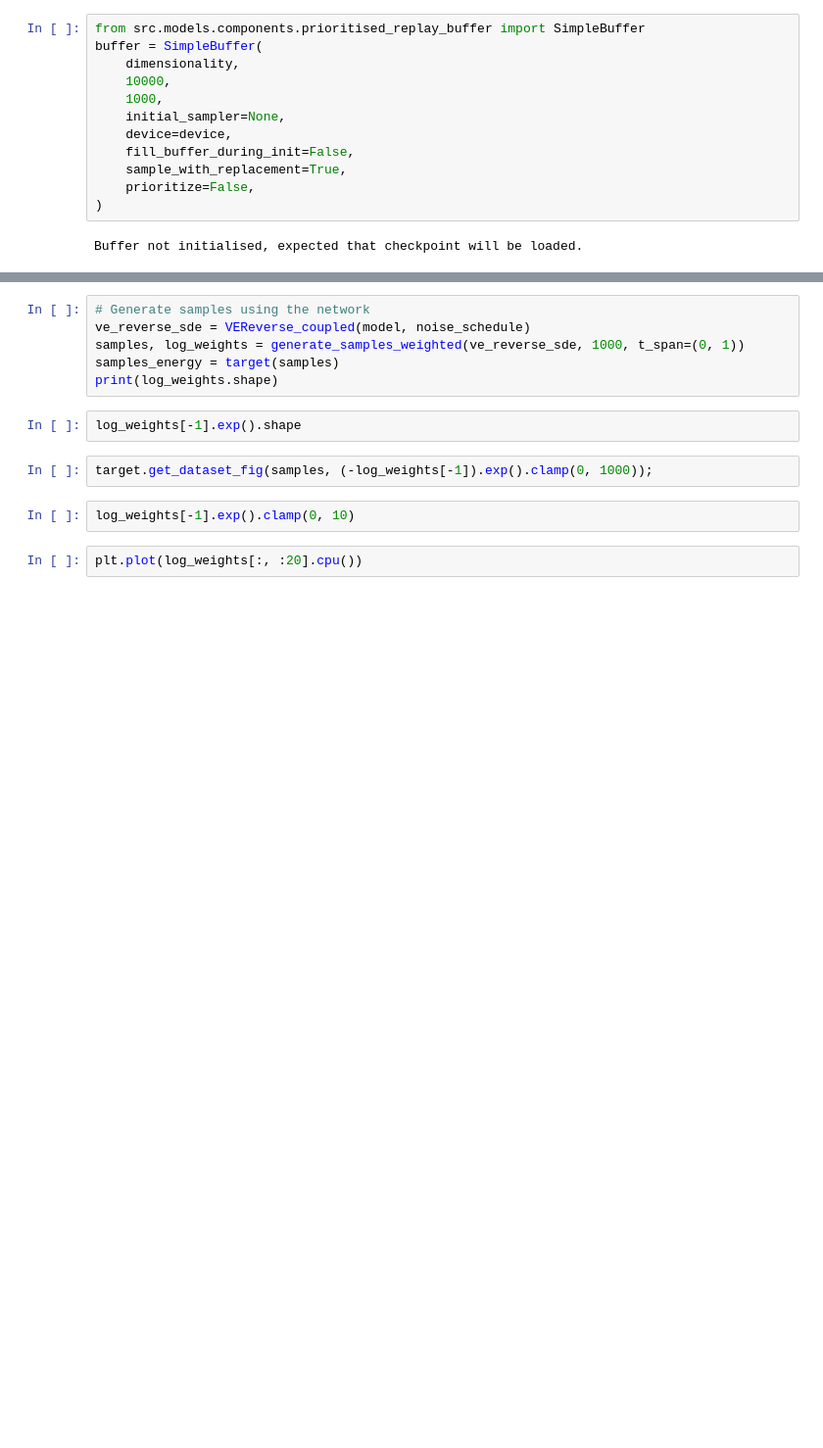
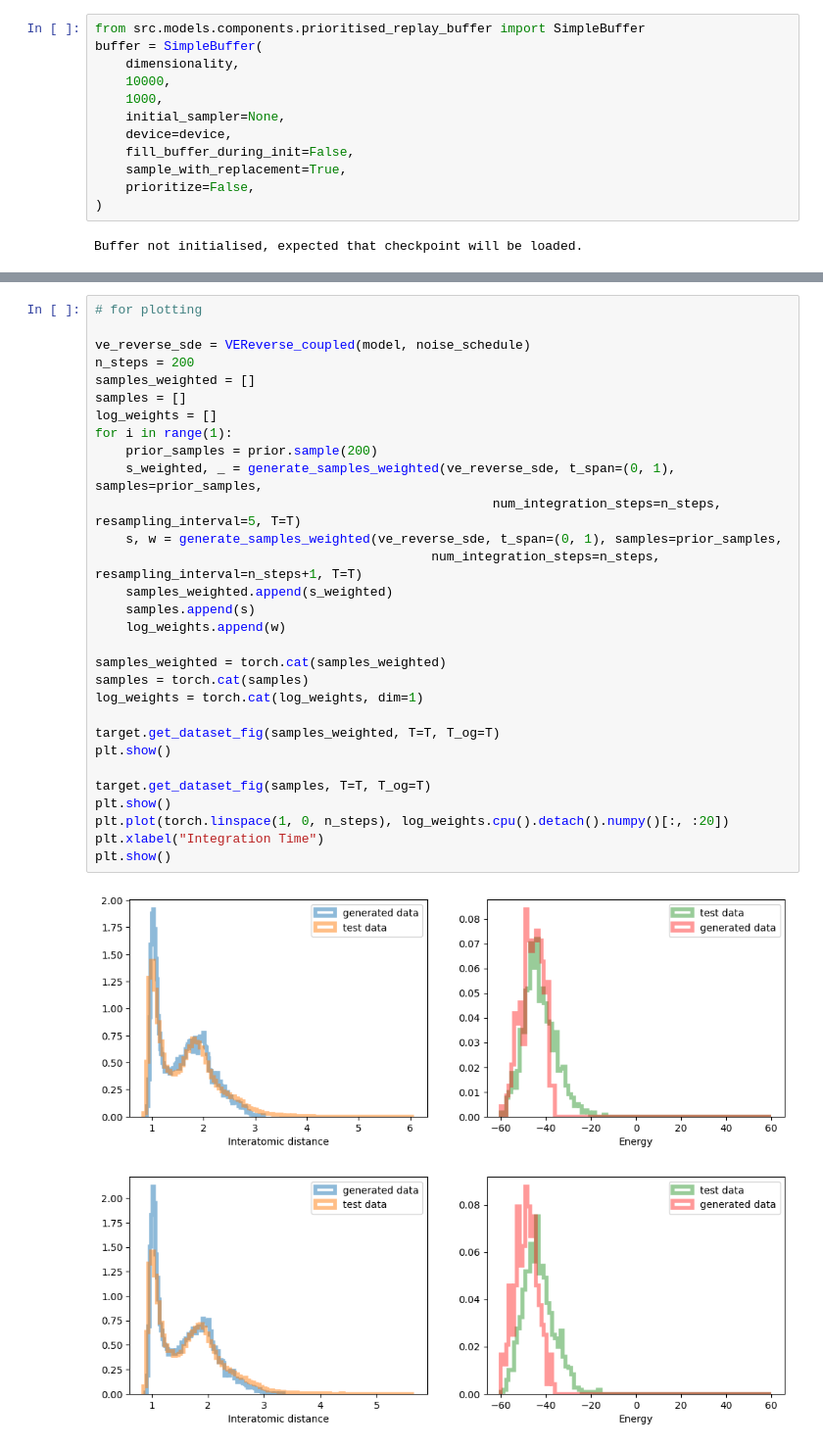
Before and after one commit to taraak/pita, a Jupyter notebook: runner/notebooks/lj13_temp_annealed.ipynb, the cells around one changed output, grey strips where cells are left out. Shown: that part at 98% size. Drawn from its saved outputs; the diff is of its cells as text; blank space fills up the shorter version.

```diff
--- a/runner/notebooks/lj13_temp_annealed.ipynb
+++ b/runner/notebooks/lj13_temp_annealed.ipynb
@@ -410,14 +410,33 @@ Epoch 98 | Loss 0.836385
-# %%
-# Generate samples using the network
-ve_reverse_sde = VEReverse_coupled(model, noise_schedule)
-samples, log_weights = generate_samples_weighted(ve_reverse_sde, 1000, t_span=(0, 1))
-samples_energy = target(samples)
-print(log_weights.shape)
-# %%
-log_weights[-1].exp().shape
-# %%
-target.get_dataset_fig(samples, (-log_weights[-1]).exp().clamp(0, 1000));
-# %%
-log_weights[-1].exp().clamp(0, 10)
-# %%
-plt.plot(log_weights[:, :20].cpu())
+# %%
+# for plotting
+
+ve_reverse_sde = VEReverse_coupled(model, noise_schedule)
+n_steps = 200
+samples_weighted = []
+samples = []
+log_weights = []
+for i in range(1):
+    prior_samples = prior.sample(200)
+    s_weighted, _ = generate_samples_weighted(ve_reverse_sde, t_span=(0, 1), samples=prior_samples,
+                                                    num_integration_steps=n_steps, resampling_interval=5, T=T)
+    s, w = generate_samples_weighted(ve_reverse_sde, t_span=(0, 1), samples=prior_samples,
+                                            num_integration_steps=n_steps, resampling_interval=n_steps+1, T=T)
+    samples_weighted.append(s_weighted)
+    samples.append(s)
+    log_weights.append(w)
+
+samples_weighted = torch.cat(samples_weighted)
+samples = torch.cat(samples)
+log_weights = torch.cat(log_weights, dim=1)
+
+target.get_dataset_fig(samples_weighted, T=T, T_og=T)
+plt.show()
+
+target.get_dataset_fig(samples, T=T, T_og=T)
+plt.show()
+plt.plot(torch.linspace(1, 0, n_steps), log_weights.cpu().detach().numpy()[:, :20])
+plt.xlabel("Integration Time")
+plt.show()
+# %% [output]
+[figure, added]
+[figure, added]
```
Also changed, not shown: parts of 17 cells of this notebook, 5 other files.
